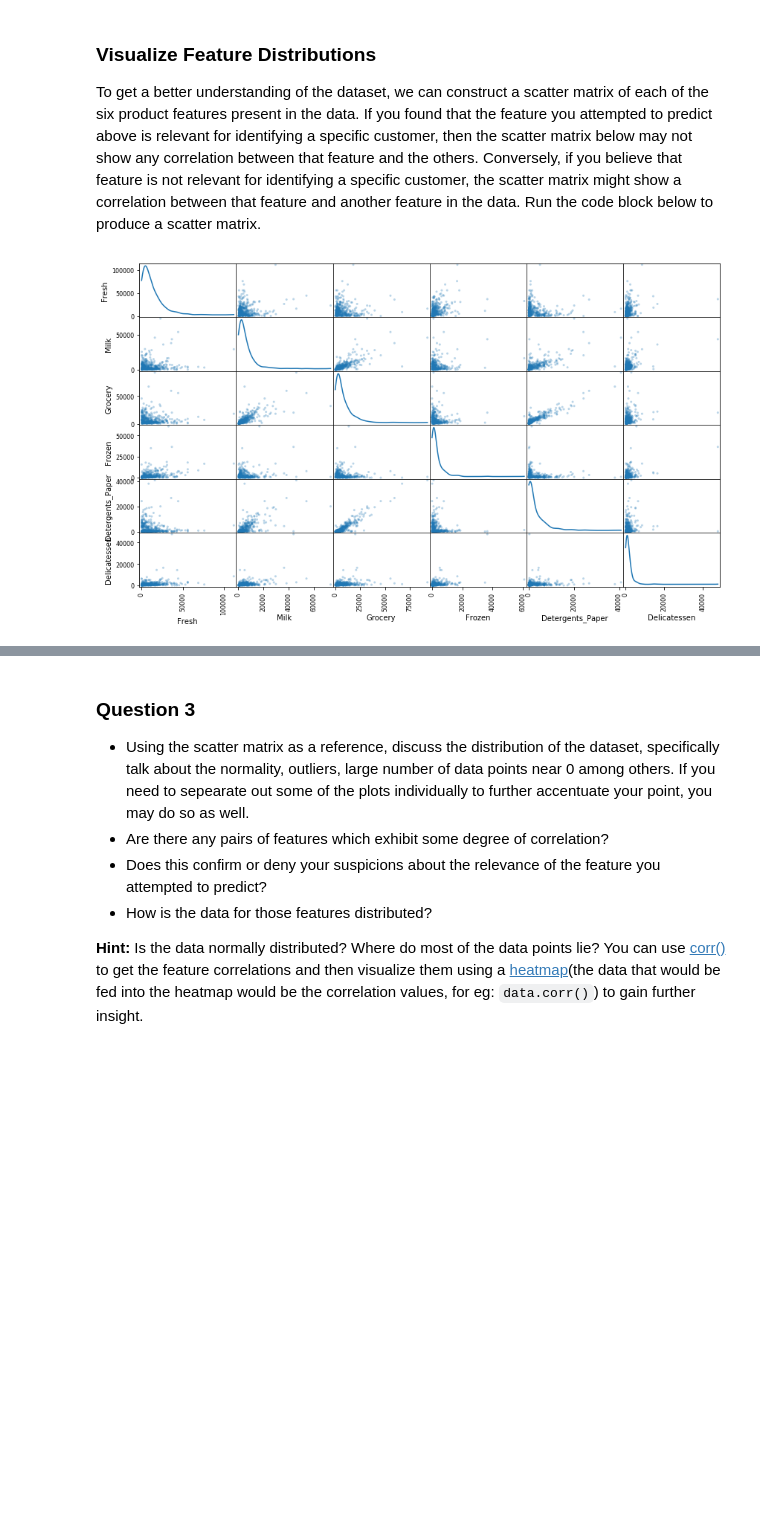
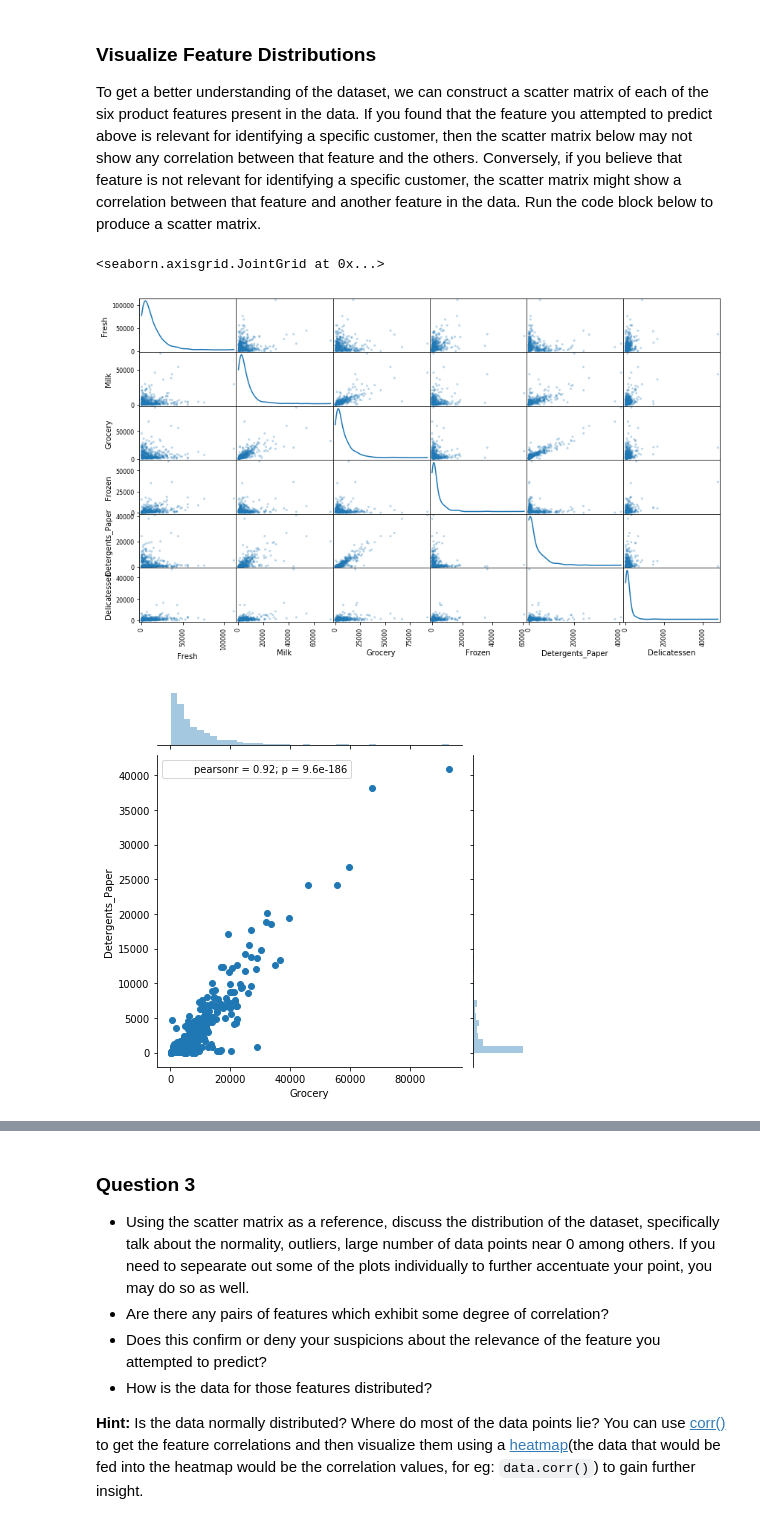
Before and after one commit to seifElislam/customer_segments, a Jupyter notebook: customer_segments.ipynb, the cells around one changed output, grey strips where cells are left out. Drawn from its saved outputs; the diff is of its cells as text; code cells hidden in the pictures; blank space fills up the shorter version.

```diff
--- a/customer_segments.ipynb
+++ b/customer_segments.ipynb
@@ -149,7 +173,11 @@ To get a better understanding of the dataset, we can construct a scatter matrix
 # %%
 # Produce a scatter matrix for each pair of features in the data
 pd.plotting.scatter_matrix(data, alpha = 0.3, figsize = (14,8), diagonal = 'kde');
-#import seaborn as sns
-#ax = sns.heatmap(data.corr())
+import seaborn as sns
+#sns.heatmap(data.corr())
+sns.jointplot(x="Grocery", y="Detergents_Paper", data=data)
+sns.jointplot(x="Grocery", y="Fresh", data=data)
 # %% [output]
+<seaborn.axisgrid.JointGrid at 0x...>
 [figure]
+[figure, added]
```
Also changed, not shown: parts of 15 cells of this notebook, 1 other file.
